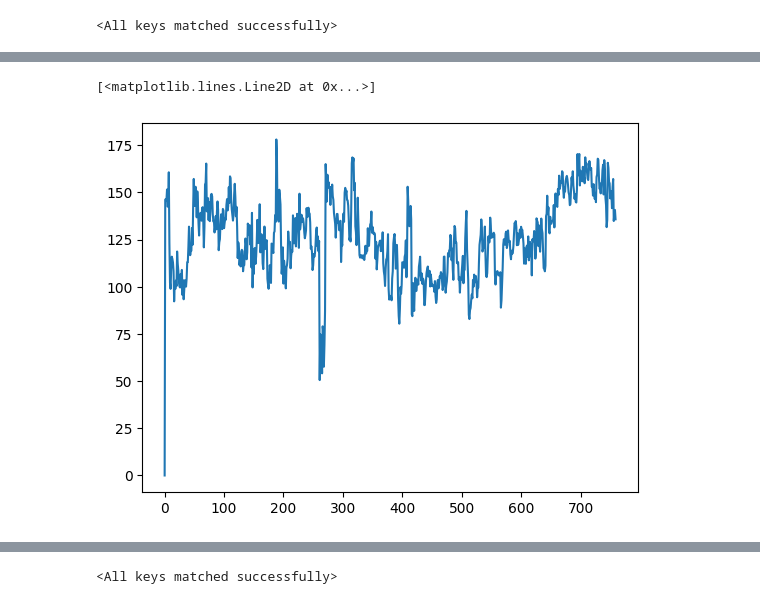
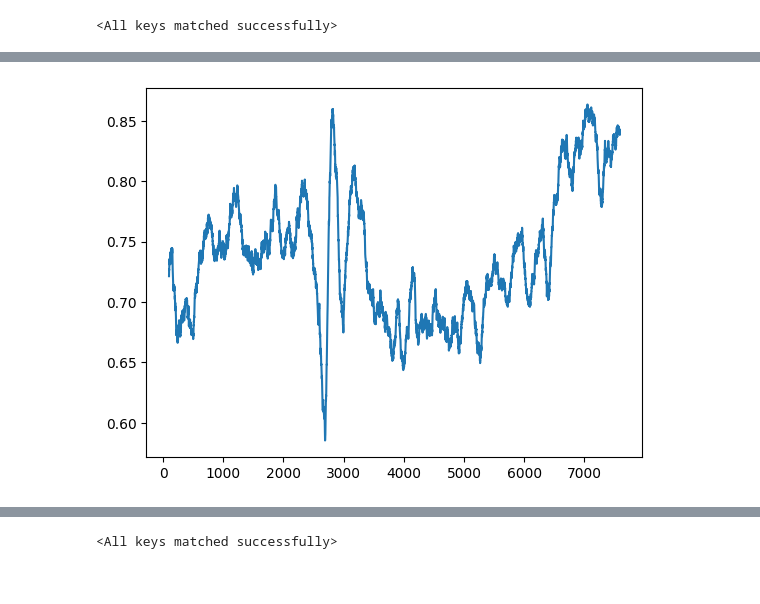
Before and after one commit to akshaankhan2004/StockTradingRL-FinSearch2024, a Jupyter notebook: Final_Submission/trading-GYM/ppo-gym.ipynb, the cells around one changed output, grey strips where cells are left out. Drawn from its saved outputs; the diff is of its cells as text; code cells hidden in the pictures.

Commit message:
Add PPO trained

```diff
--- a/Final_Submission/trading-GYM/ppo-gym.ipynb
+++ b/Final_Submission/trading-GYM/ppo-gym.ipynb
@@ -134,6 +134,12 @@ def run_simulation(policy_model):
     print("Action Count:", action_count)
 
     return (info['portfolio_valuation'] - 1000)/10
+# %%
+def plot(history):
+    window_size = 100  # Adjust based on your data
+    smoothed_history = pd.Series(history).rolling(window=window_size).mean()
+    plt.plot(smoothed_history)
+    plt.show()
 # %%
 # Initialize networks and optimizers
 state_dim = env.observation_space.shape[0]
@@ -275,8 +275,7 @@ for i in range(max_iters):
 # %%
 torch.save(policy_net.state_dict(), 'ppo_policy_model_weights.pth')
 torch.save(value_net.state_dict(), 'ppo_value_model_weights.pth')
-# %%
-plt.plot(test_return_pc_history)
-# %% [output]
-[<matplotlib.lines.Line2D at 0x...>]
-[figure, removed]
+# %%
+plot(rewards_history)  #train
+# %% [output]
+[figure, added]
```
Also changed, not shown: parts of 10 cells of this notebook, 1 other file.
